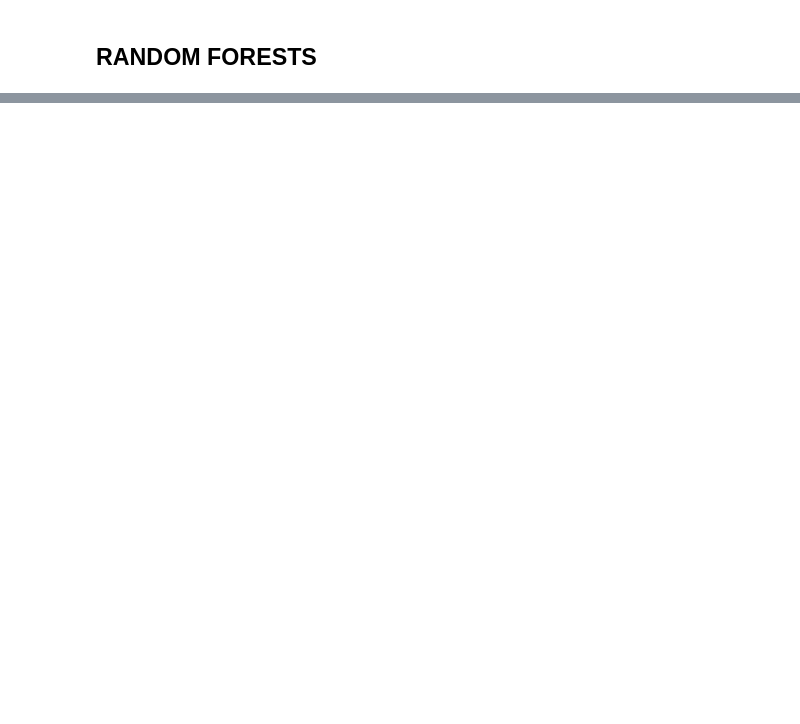
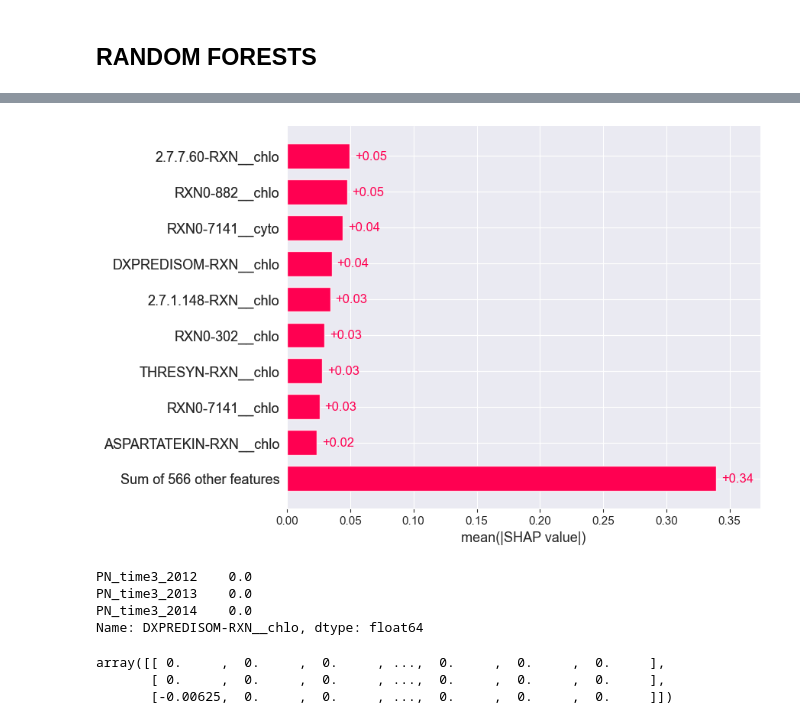
Before and after one commit to martaS95/MM_ML, a Jupyter notebook: src/fluxomics_final.ipynb, the cells around one changed output, grey strips where cells are left out. Drawn from its saved outputs; the diff is of its cells as text; code cells hidden in the pictures; blank space fills up the shorter version.

```diff
--- a/src/fluxomics_final.ipynb
+++ b/src/fluxomics_final.ipynb
@@ -793,0 +982,2 @@ print('f1', round(np.array(scores_rf['f1']).mean(), 2))
+# %%
+CS_veraison = concat_mean.iloc[[19, 20, 21], :]
@@ -793,0 +991,23 @@ print('f1', round(np.array(scores_rf['f1']).mean(), 2))
+# %%
+CS_veraison_array = np.array(CS_veraison)
+# %%
+cs_ver = shap.Explanation(values=CS_veraison_array, data=np.array(data.loc[CS_veraison.index, CS_veraison.columns]), base_values=base_array[19:22], feature_names=CS_veraison.columns)
+# %%
+shap.plots.bar(cs_ver)
+# %% [output]
+[figure, added]
+# %%
+PN_veraison = concat_mean.iloc[[52, 53, 54], :]
+PN_veraison['DXPREDISOM-RXN__chlo']
+# %% [output]
+PN_time3_2012    0.0
+PN_time3_2013    0.0
+PN_time3_2014    0.0
+Name: DXPREDISOM-RXN__chlo, dtype: float64
+# %%
+PN_veraison_array = np.array(PN_veraison)
+PN_veraison_array
+# %% [output]
+array([[ 0.     ,  0.     ,  0.     , ...,  0.     ,  0.     ,  0.     ],
+       [ 0.     ,  0.     ,  0.     , ...,  0.     ,  0.     ,  0.     ],
+       [-0.00625,  0.     ,  0.     , ...,  0.     ,  0.     ,  0.     ]])
```
Also changed, not shown: parts of 56 cells of this notebook.
